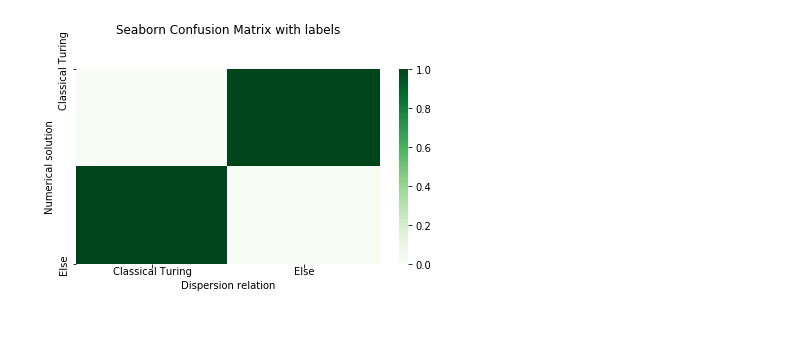
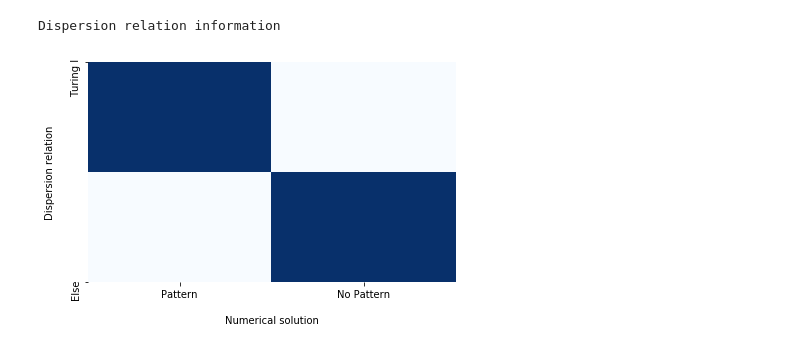
Before and after one commit to martinaoliver/modelling, a Jupyter notebook: growth/src/patternAnalysis/confusionMatrix_lsaNumerical.ipynb, the cells around one changed output. Saved outputs shown, nothing was run; the diff lists cells and outputs as text; code cells hidden in the pictures.

```diff
--- a/growth/src/patternAnalysis/confusionMatrix_lsaNumerical.ipynb
+++ b/growth/src/patternAnalysis/confusionMatrix_lsaNumerical.ipynb
@@ -9,17 +16,20 @@ scholes_dict = {'col1': [1, 2], 'col2': [3, 4]}
 # %%
-scholes_cfMatrix = np.array([[0,1],[1,0]])
-ax = sns.heatmap(scholes_cfMatrix, annot=False, cmap='Greens')
-ax.set_yticklabels(labels=ax.get_yticklabels(), va='center')
-ax.set_xticklabels(labels=ax.get_xticklabels(), va='center')
-ax.set_title('Seaborn Confusion Matrix with labels\n\n')
-ax.set_xlabel('Dispersion relation')
-ax.set_ylabel('Numerical solution')
+
+cf_matrix_scholes = np.array([[1,0],[0,1]])
+ax = sns.heatmap(cf_matrix_scholes, annot=False, cmap='Blues',cbar=False)
+
+ax.set_xlabel('\nNumerical solution')
+ax.set_ylabel('Dispersion relation\n');
 
 ## Ticket labels - List must be in alphabetical order
-ax.xaxis.set_ticklabels(['Classical Turing','Else'])
-ax.yaxis.set_ticklabels(['Classical Turing','Else'])
+ax.yaxis.set_ticklabels(['Turing I','Else'])
+ax.xaxis.set_ticklabels(['Pattern','No Pattern'])
+
+## Display the visualization of the Confusion Matrix.
 plt.tight_layout()
-## Display the visualization of the Confusion Matrix.
+plt.savefig('cf_scholes')
+print('Dispersion relation information')
 plt.show()
 # %% [output]
+Dispersion relation information
-[figure, old version]
+[figure, new version]
```
Also changed, not shown: parts of 7 cells of this notebook, 6 other files.
